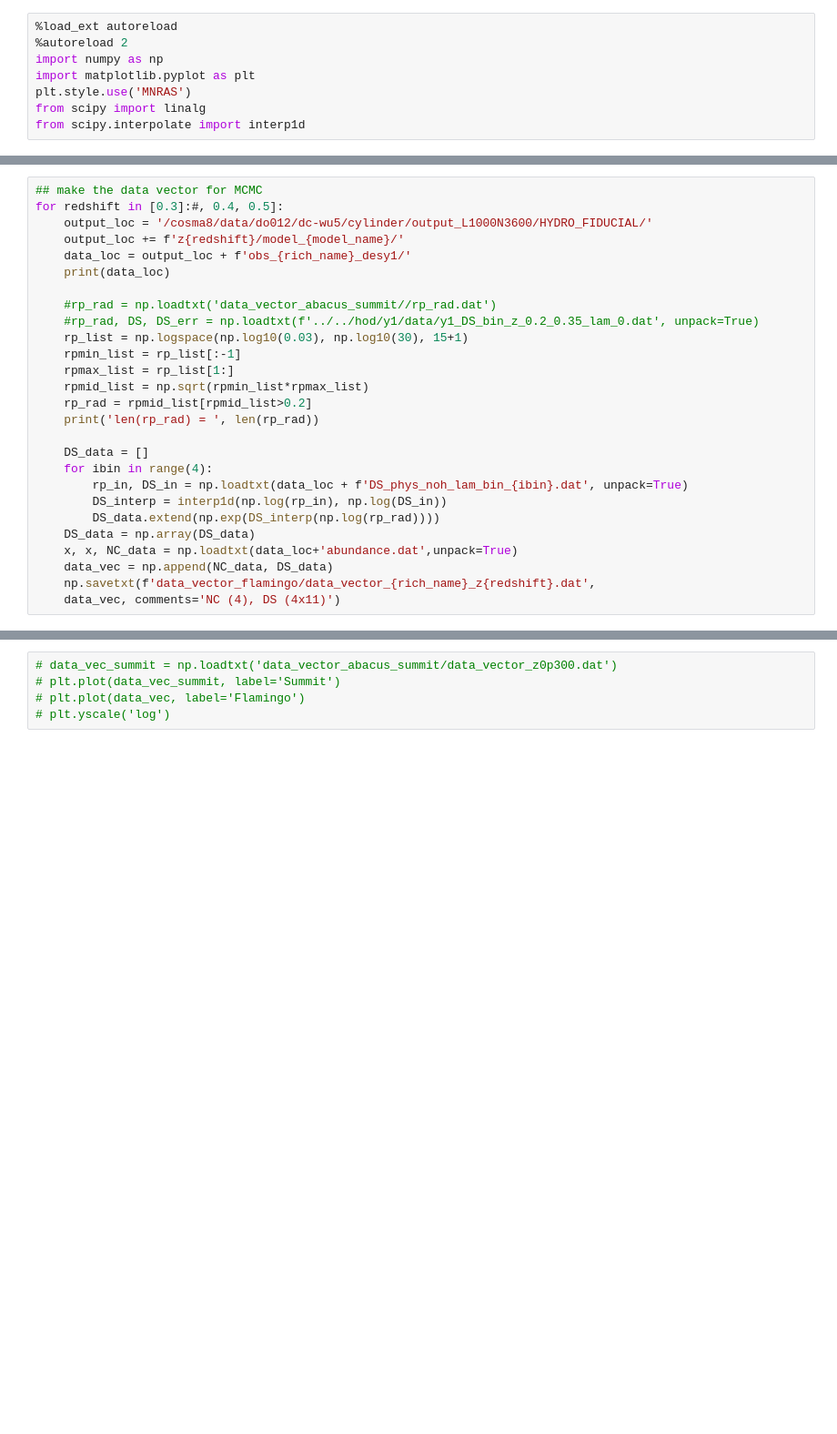
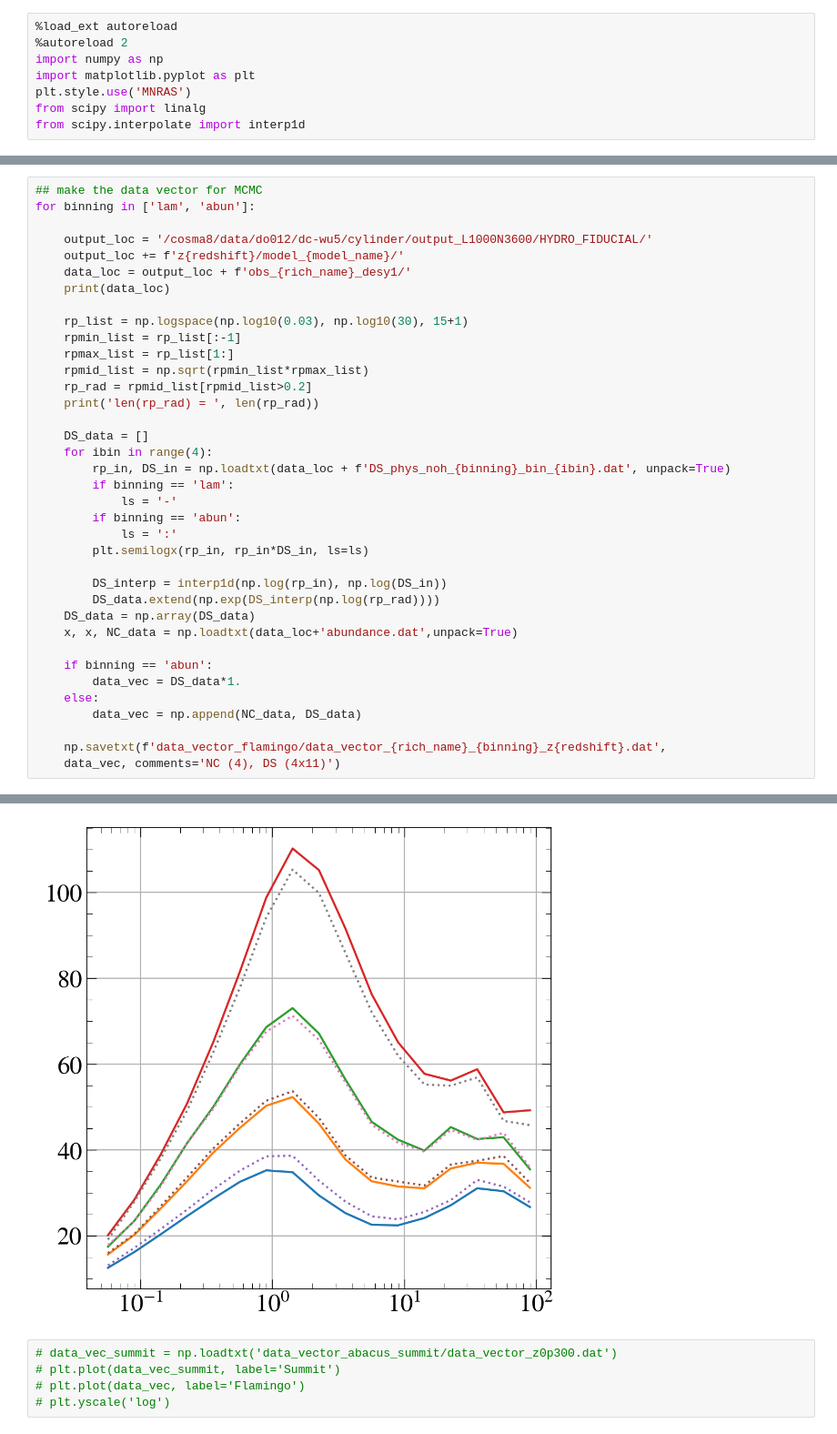
Before and after one commit to hywu/hod-selection-bias, a Jupyter notebook: repo/data_vector/make_data_vector_flamingo.ipynb, the cells around one changed output, grey strips where cells are left out. Shown at 91% size. Saved outputs shown, nothing was run; the diff lists cells and outputs as text; blank space fills up the shorter version.

Commit message:
flamingo abundance matched

```diff
--- a/repo/data_vector/make_data_vector_flamingo.ipynb
+++ b/repo/data_vector/make_data_vector_flamingo.ipynb
@@ -13,13 +14,12 @@ rich_name = 'q180_bg_miscen'
 # %%
 ## make the data vector for MCMC
-for redshift in [0.3]:#, 0.4, 0.5]:
+for binning in ['lam', 'abun']:
+
     output_loc = '/cosma8/data/do012/dc-wu5/cylinder/output_L1000N3600/HYDRO_FIDUCIAL/'
     output_loc += f'z{redshift}/model_{model_name}/'
     data_loc = output_loc + f'obs_{rich_name}_desy1/'
     print(data_loc)
 
-    #rp_rad = np.loadtxt('data_vector_abacus_summit//rp_rad.dat')
-    #rp_rad, DS, DS_err = np.loadtxt(f'../../hod/y1/data/y1_DS_bin_z_0.2_0.35_lam_0.dat', unpack=True)
     rp_list = np.logspace(np.log10(0.03), np.log10(30), 15+1)
     rpmin_list = rp_list[:-1]
     rpmax_list = rp_list[1:]
@@ -29,13 +29,24 @@ for redshift in [0.3]:#, 0.4, 0.5]:
 
     DS_data = []
     for ibin in range(4):
-        rp_in, DS_in = np.loadtxt(data_loc + f'DS_phys_noh_lam_bin_{ibin}.dat', unpack=True)
+        rp_in, DS_in = np.loadtxt(data_loc + f'DS_phys_noh_{binning}_bin_{ibin}.dat', unpack=True)
+        if binning == 'lam':
+            ls = '-'
+        if binning == 'abun':
+            ls = ':'
+        plt.semilogx(rp_in, rp_in*DS_in, ls=ls)
+
         DS_interp = interp1d(np.log(rp_in), np.log(DS_in))
         DS_data.extend(np.exp(DS_interp(np.log(rp_rad))))
     DS_data = np.array(DS_data)
     x, x, NC_data = np.loadtxt(data_loc+'abundance.dat',unpack=True)
-    data_vec = np.append(NC_data, DS_data)
-    np.savetxt(f'data_vector_flamingo/data_vector_{rich_name}_z{redshift}.dat',
+
+    if binning == 'abun':
+        data_vec = DS_data*1.
+    else:
+        data_vec = np.append(NC_data, DS_data)
+
+    np.savetxt(f'data_vector_flamingo/data_vector_{rich_name}_{binning}_z{redshift}.dat',
     data_vec, comments='NC (4), DS (4x11)')
 # %% [output]
 /cosma8/data/do012/dc-wu5/cylinder/output_L1000N3600/HYDRO_FIDUCIAL/z0.3/model_redmagic_chi6_1e-02_HBT/obs_q180_bg_miscen_desy1/
@@ -43,3 +56,4 @@ len(rp_rad) =  11
+[figure, added]
 # %%
 # data_vec_summit = np.loadtxt('data_vector_abacus_summit/data_vector_z0p300.dat')
 # plt.plot(data_vec_summit, label='Summit')
```
Also changed, not shown: parts of 2 cells of this notebook, 2 other files.
